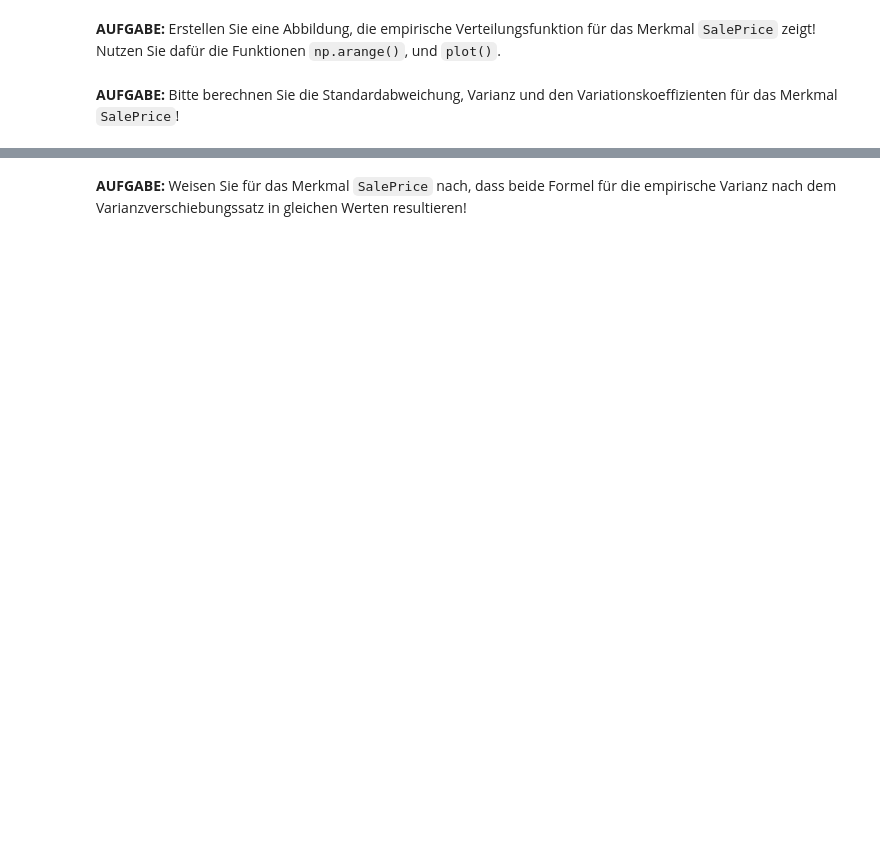
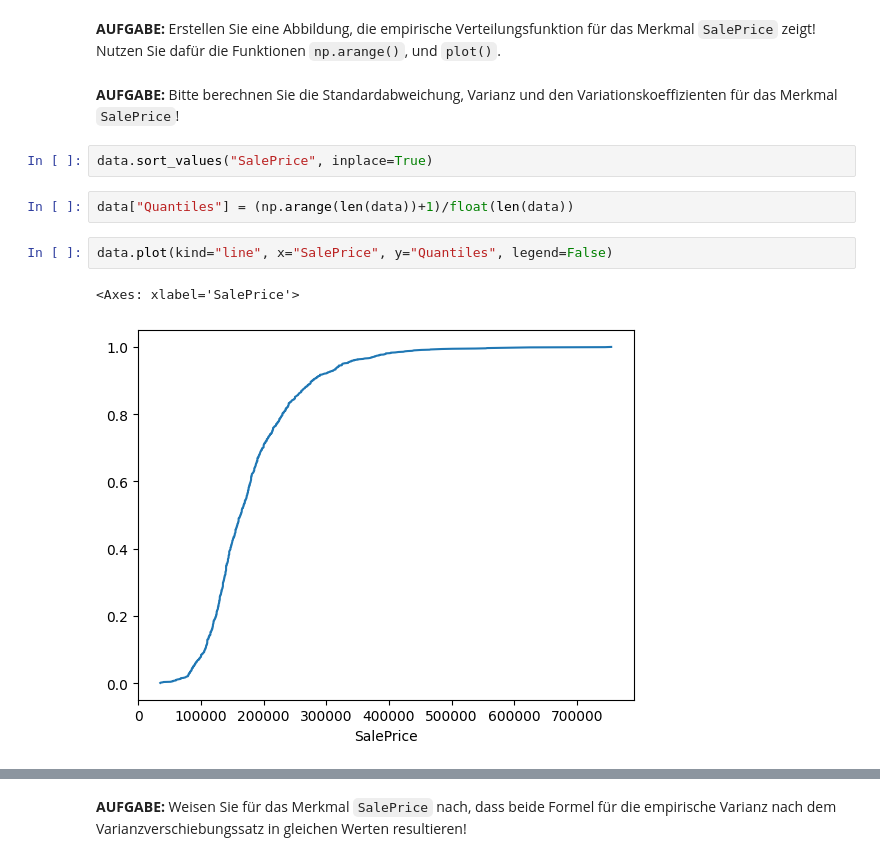
Before and after one commit to AlexKressner/Statistik, a Jupyter notebook: Deskriptive_Statistik.ipynb, the cells around one changed output, grey strips where cells are left out. Cells and saved outputs as stored; diff of their text form; blank space fills up the shorter version.

```diff
--- a/Deskriptive_Statistik.ipynb
+++ b/Deskriptive_Statistik.ipynb
@@ -47,3 +137,12 @@ data.YrSold = data.YrSold.astype("object")
 **AUFGABE:** Erstellen Sie eine Abbildung, die empirische Verteilungsfunktion für das Merkmal `SalePrice` zeigt! Nutzen Sie dafür die Funktionen `np.arange()`, und `plot()`.
 # %% [markdown]
 **AUFGABE:** Bitte berechnen Sie die Standardabweichung, Varianz und den Variationskoeffizienten für das Merkmal `SalePrice`!
+# %%
+data.sort_values("SalePrice", inplace=True)
+# %%
+data["Quantiles"] = (np.arange(len(data))+1)/float(len(data))
+# %%
+data.plot(kind="line", x="SalePrice", y="Quantiles", legend=False)
+# %% [output]
+<Axes: xlabel='SalePrice'>
+[figure, added]
```
Also changed, not shown: parts of 15 cells of this notebook.
